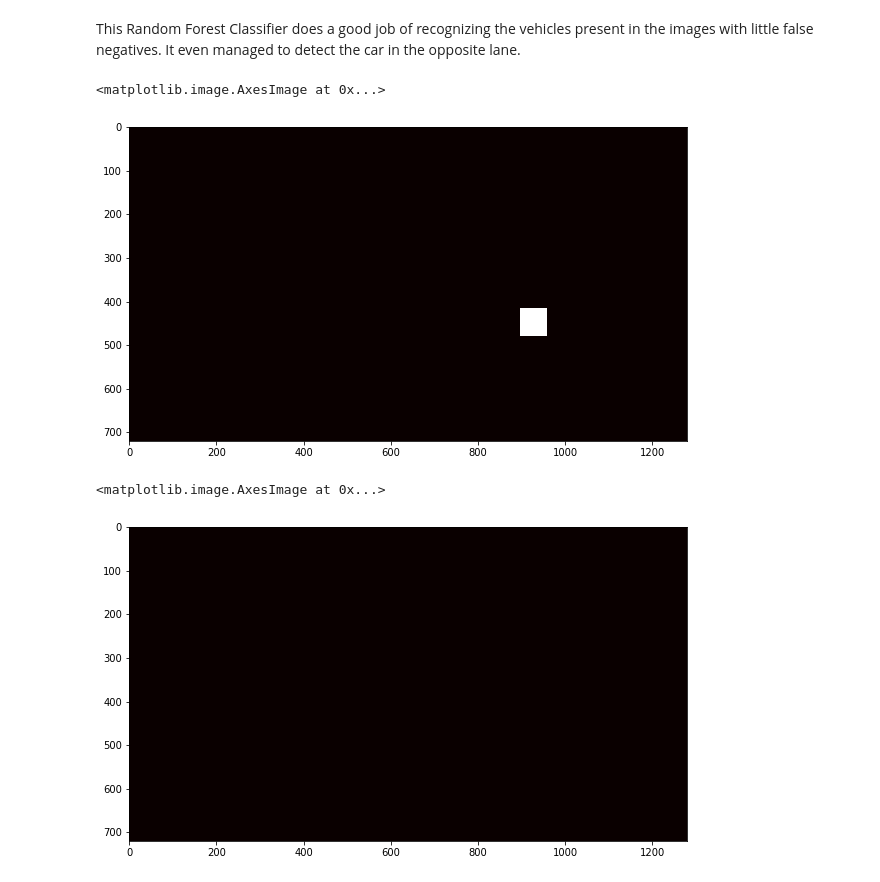
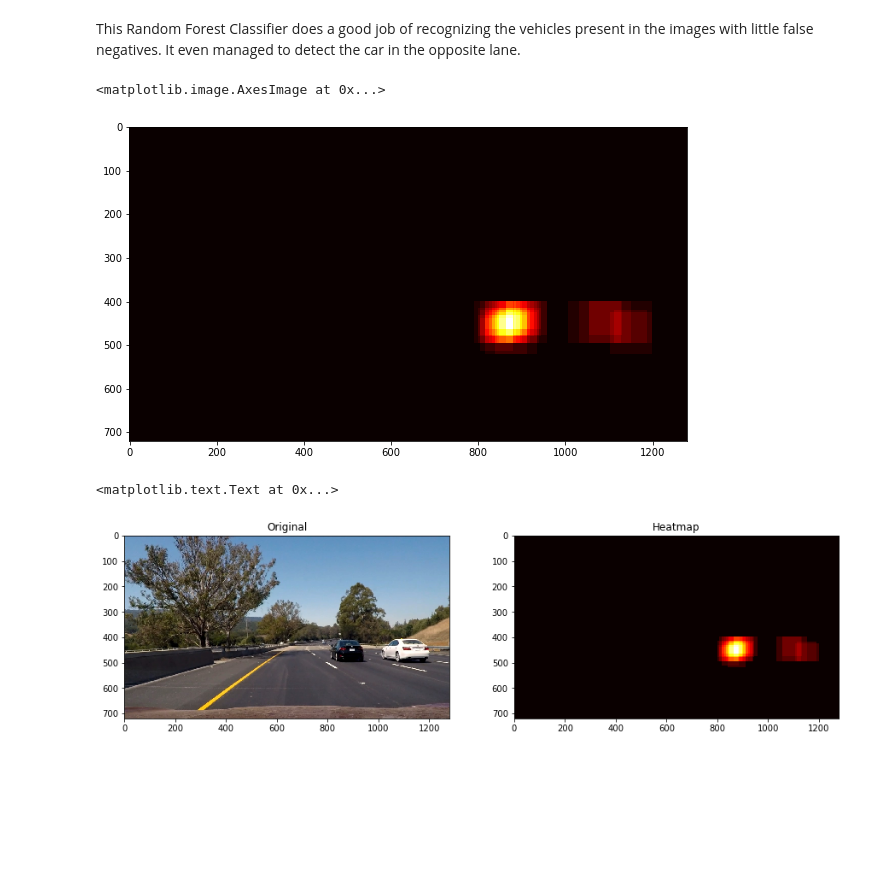
Before and after one commit to kmlee17/CarND-Vehicle-Detection, a Jupyter notebook: vehicle_detection.ipynb, the cells around one changed output. Drawn from its saved outputs; the diff is of its cells as text; code cells hidden in the pictures; blank space fills up the shorter version.

```diff
--- a/vehicle_detection.ipynb
+++ b/vehicle_detection.ipynb
@@ -299,0 +288,12 @@ Test Accuracy of SVC =  0.982
+# %%
+# Use a linear SVC
+svc = LinearSVC(C=0.01)
+# Check the training time for the SVC
+t3 = time.time()
+svc.fit(X_train, y_train)
+t4 = time.time()
+print(round(t4-t3, 2), 'Seconds to train SVC')
+# Check the score of the SVC
+print('Test Accuracy of SVC = ', round(svc.score(X_test, y_test), 4))
+# Check the prediction time for a single sample
+t=time.time()
@@ -300,7 +317,7 @@ Test Accuracy of SVC =  0.982
 # %%
 # Random Forest Test
-rf = RandomForestClassifier(max_leaf_nodes=None, min_samples_leaf=1, min_samples_split=7, n_estimators=100)
-t5=time.time()
+rf = RandomForestClassifier(max_leaf_nodes=None, min_samples_leaf=5, min_samples_split=7, n_estimators=50)
+t5 = time.time()
 rf.fit(X_train, y_train)
 t6 = time.time()
 print(round(t6-t5, 2), 'Seconds to train RF')
@@ -382,8 +444,8 @@ def show_images(images, cmap=None):
 def sliding_windows(img, clf, X_scaler, orient, pix_per_cell, cell_per_block, spatial_size, hist_bins):
     bboxes = []
     bboxes += find_cars(img, 400, 500, 1.0, clf, X_scaler, orient, pix_per_cell, cell_per_block, spatial_size, hist_bins)
-    bboxes += find_cars(img, 425, 525, 1.0, clf, X_scaler, orient, pix_per_cell, cell_per_block, spatial_size, hist_bins)
-    bboxes += find_cars(img, 400, 550, 1.5, clf, X_scaler, orient, pix_per_cell, cell_per_block, spatial_size, hist_bins)
+    bboxes += find_cars(img, 400, 525, 1.2, clf, X_scaler, orient, pix_per_cell, cell_per_block, spatial_size, hist_bins)
+    bboxes += find_cars(img, 400, 600, 1.5, clf, X_scaler, orient, pix_per_cell, cell_per_block, spatial_size, hist_bins)
     bboxes += find_cars(img, 450, 600, 1.5, clf, X_scaler, orient, pix_per_cell, cell_per_block, spatial_size, hist_bins)
     bboxes += find_cars(img, 450, 650, 2.0, clf, X_scaler, orient, pix_per_cell, cell_per_block, spatial_size, hist_bins)
     bboxes += find_cars(img, 500, 650, 2.5, clf, X_scaler, orient, pix_per_cell, cell_per_block, spatial_size, hist_bins)
@@ -443,20 +505,24 @@ def draw_labeled_bboxes(img, labels):
     # Return the image and final rectangles
     return img, rects
 # %%
-heatmap_img = np.zeros_like(test_images[2][:,:,0])
-heatmap_img = add_heat(heatmap_img, bboxes_total[2])
+heatmap_img = np.zeros_like(test_images[5][:,:,0])
+heatmap_img = add_heat(heatmap_img, bboxes_total[5])
 plt.figure(figsize=(10,10))
 plt.imshow(heatmap_img, cmap='hot')
 # %% [output]
 <matplotlib.image.AxesImage at 0x...>
-[figure, old version]
+[figure, new version]
 # %%
 heatmap_img = apply_threshold(heatmap_img, 1)
-plt.figure(figsize=(10,10))
-plt.imshow(heatmap_img, cmap='hot')
+fig, ax = plt.subplots(1, 2, figsize=(15,10))
+ax[0].imshow(test_images[5])
+ax[0].set_title('Original')
+ax[1].imshow(heatmap_img, cmap='hot')
+ax[1].set_title('Heatmap')
+#plt.imshow(heatmap_img, cmap='hot')
 # %% [output]
-<matplotlib.image.AxesImage at 0x...>
+<matplotlib.text.Text at 0x...>
-[figure, old version]
+[figure, new version]
 # %%
 labels = label(heatmap_img)
 plt.figure(figsize=(10,10))
```
Also changed, not shown: parts of 15 cells of this notebook, 5 other files.
